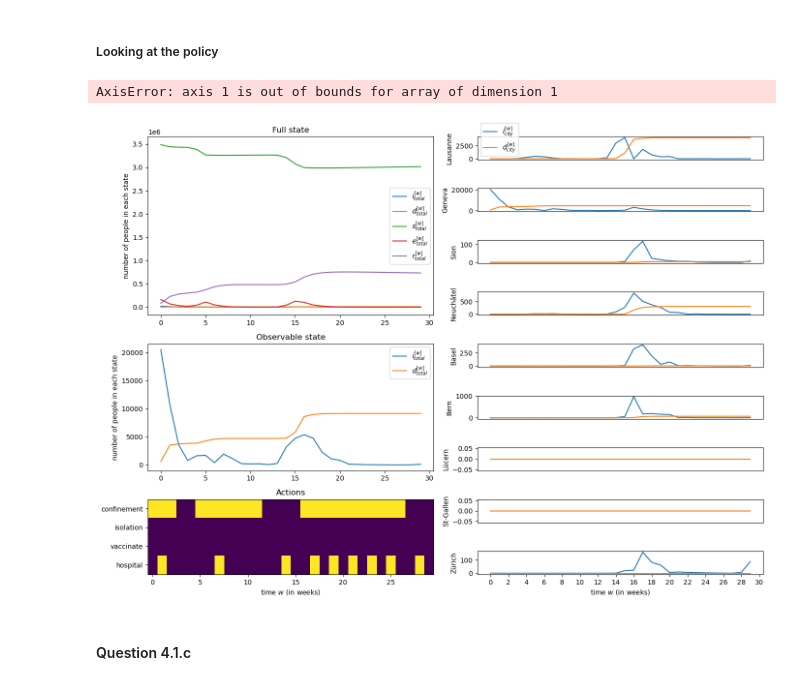
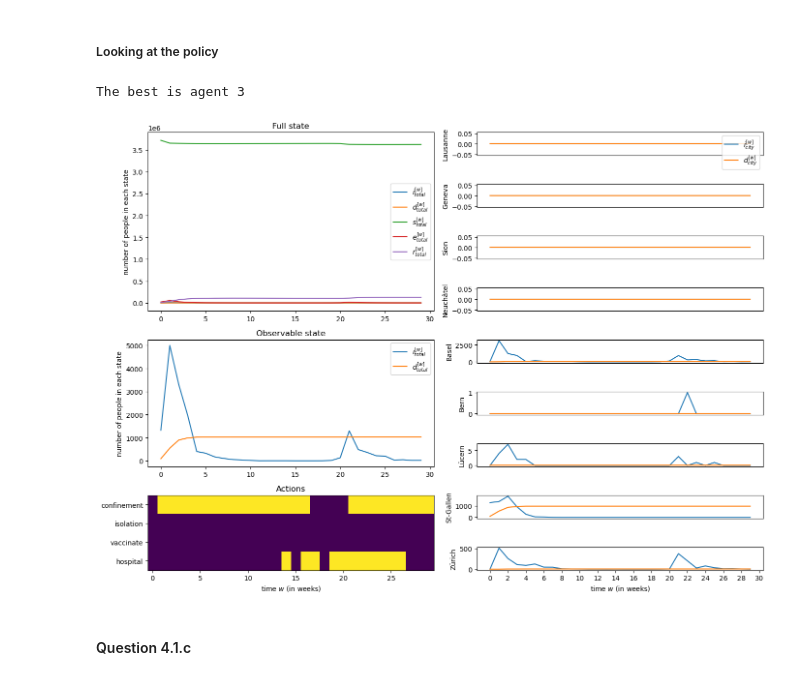
Before and after one commit to paulblgr/Miniproject-ANN, a Jupyter notebook: final_notebook.ipynb, the cells around one changed output. Saved outputs shown, nothing was run; the diff lists cells and outputs as text; code cells hidden in the pictures.

```diff
--- a/final_notebook.ipynb
+++ b/final_notebook.ipynb
@@ -759,18 +751,18 @@ plot_training(toggle_training_traces, toggle_eval_traces)
 ##### Looking at the policy
 # %%
 toggle_best_evals = np.max(toggle_eval_traces, 1)
-toggle_best_agent_idx = np.argmax(best_evals)
+toggle_best_agent_idx = np.argmax(toggle_best_evals)
 print(f"The best is agent {toggle_best_agent_idx +1}")
 # %% [output]
-AxisError: axis 1 is out of bounds for array of dimension 1
+The best is agent 3
 # %%
 best_DQNtoggle_agent = DQNAgent(toggle_env) ###only for eval
 best_DQNtoggle_agent.load_model(f"models/DQNtoggle_param{toggle_best_agent_idx}.pth")
 
 three_episodes = [run_episode(best_DQNtoggle_agent, toggle_env, 100*i) for i in range(3)]
-plot_episode(three_episodes[1][0], dyn, True)
+plot_episode(three_episodes[0][0], dyn, True)
 # %% [output]
-[figure, old version]
+[figure, new version]
 # %% [markdown]
 #### Question 4.1.c
 # %%
```
Also changed, not shown: parts of 16 cells of this notebook, 5 other files.
